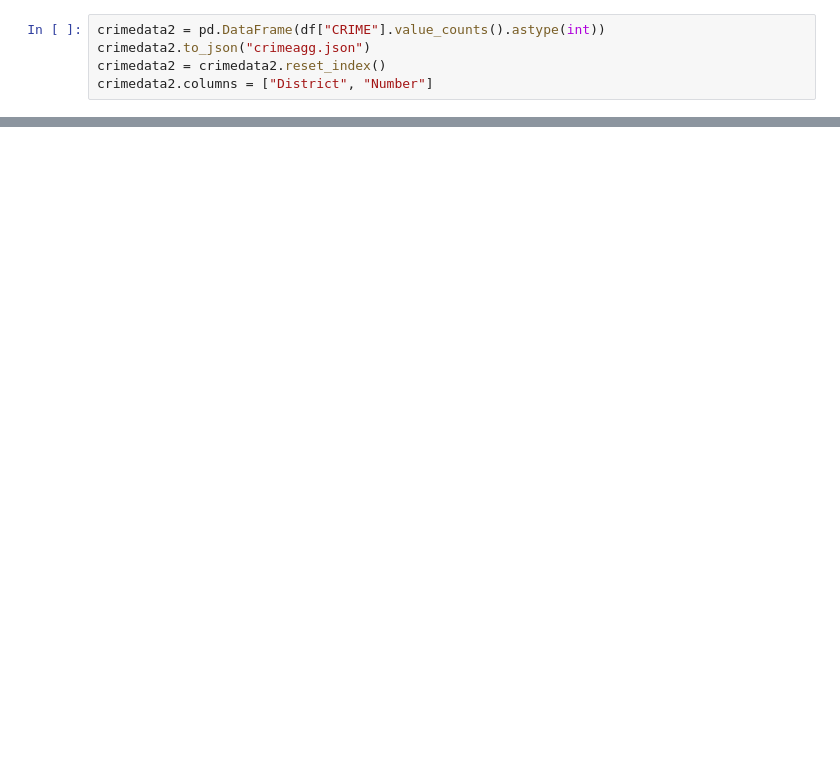
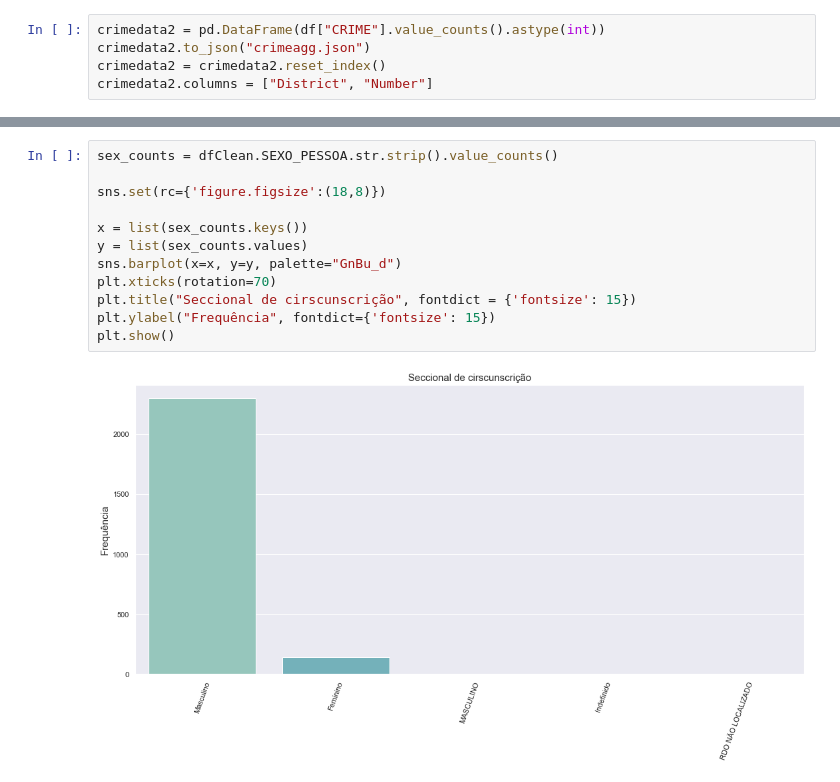
Before and after one commit to LucaNoto/PF_CoderHouse, a Jupyter notebook: Analise_ausentes_&_heatmap.ipynb, the cells around one changed output, grey strips where cells are left out. Drawn from its saved outputs; the diff is of its cells as text; blank space fills up the shorter version.

```diff
--- a/Analise_ausentes_&_heatmap.ipynb
+++ b/Analise_ausentes_&_heatmap.ipynb
@@ -159,0 +240,14 @@ crimedata2.columns = ["District", "Number"]
+# %%
+sex_counts = dfClean.SEXO_PESSOA.str.strip().value_counts()
+
+sns.set(rc={'figure.figsize':(18,8)})
+
+x = list(sex_counts.keys())
+y = list(sex_counts.values)
+sns.barplot(x=x, y=y, palette="GnBu_d")
+plt.xticks(rotation=70)
+plt.title("Seccional de cirscunscrição", fontdict = {'fontsize': 15})
+plt.ylabel("Frequência", fontdict={'fontsize': 15})
+plt.show()
+# %% [output]
+[figure, added]
```
Also changed, not shown: parts of 21 cells of this notebook.
